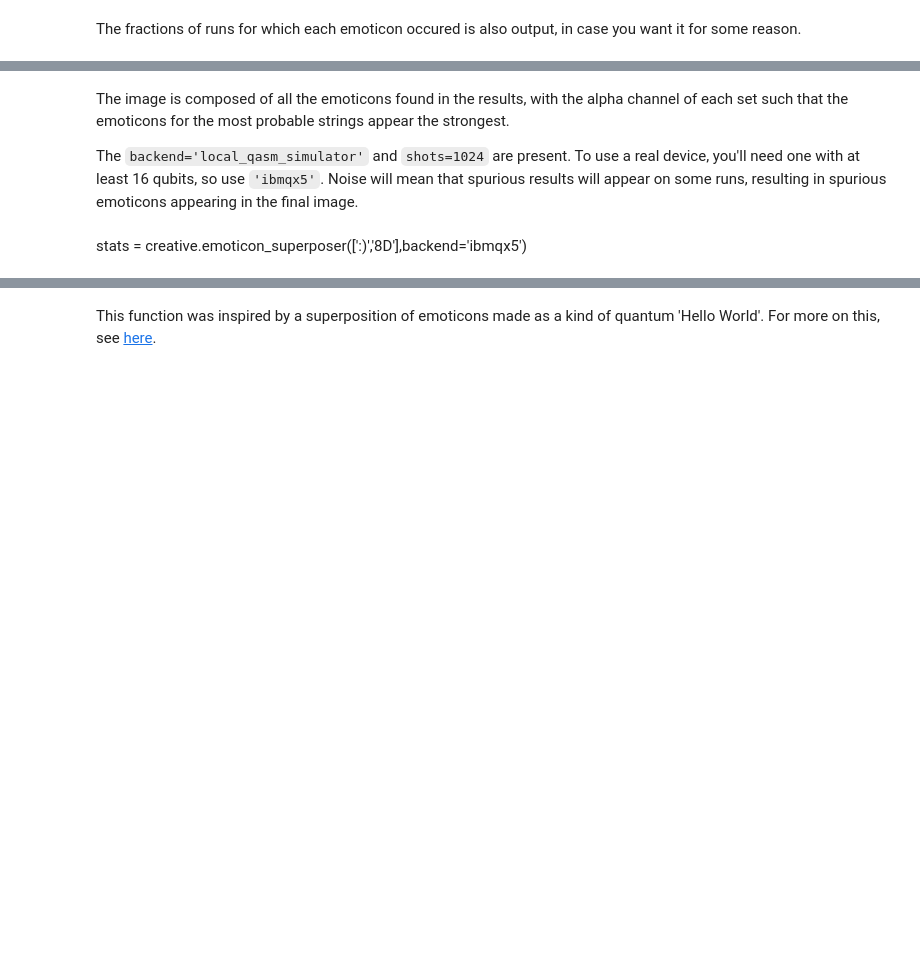
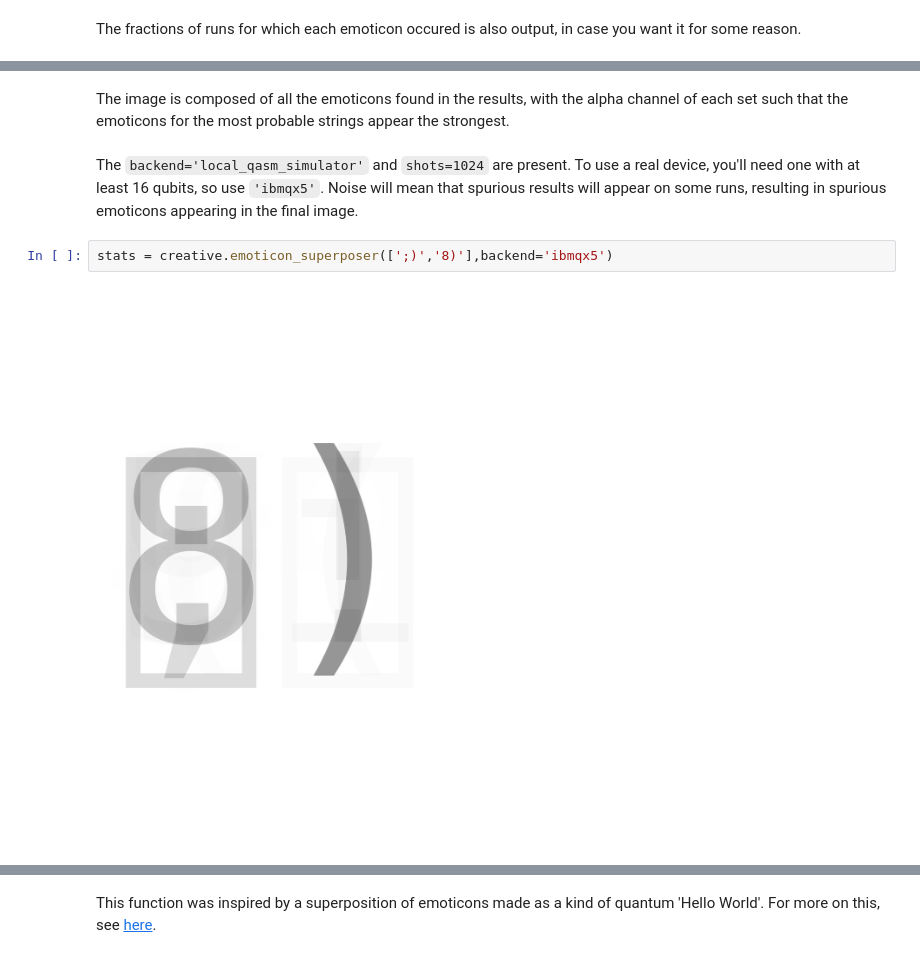
Before and after one commit to quantumjim/qreative, a Jupyter notebook: how-to-use.ipynb, the cells around one changed output, grey strips where cells are left out. Saved outputs shown, nothing was run; the diff lists cells and outputs as text; blank space fills up the shorter version.

Commit message:
support for batch jobs for all superposers

```diff
--- a/how-to-use.ipynb
+++ b/how-to-use.ipynb
@@ -294,6 +294,8 @@ print("    Emoticons and their fractions:       ",stats)
+# %% [markdown]
+The image is composed of all the emoticons found in the results, with the alpha channel of each set such that the emoticons for the most probable strings appear the strongest.
 # %% [markdown]
-The image is composed of all the emoticons found in the results, with the alpha channel of each set such that the emoticons for the most probable strings appear the strongest.
-
 The `backend='local_qasm_simulator'` and `shots=1024` are present. To use a real device, you'll need one with at least 16 qubits, so use `'ibmqx5'`. Noise will mean that spurious results will appear on some runs, resulting in spurious emoticons appearing in the final image.
-# %% [markdown]
-stats = creative.emoticon_superposer([':)','8D'],backend='ibmqx5')
+# %%
+stats = creative.emoticon_superposer([';)','8)'],backend='ibmqx5')
+# %% [output]
+[figure, added]
```
Also changed, not shown: parts of 21 cells of this notebook, 1 other file.
